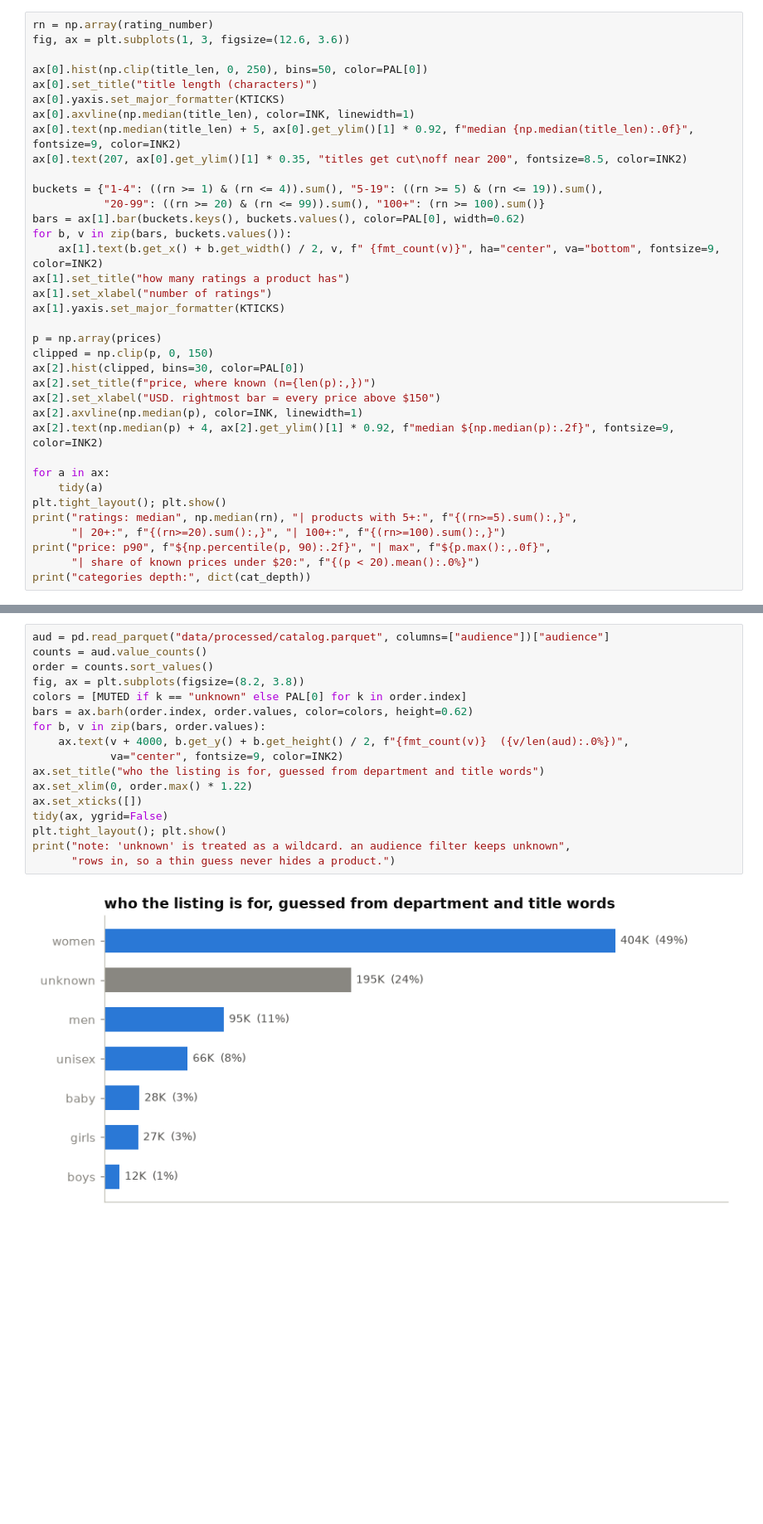
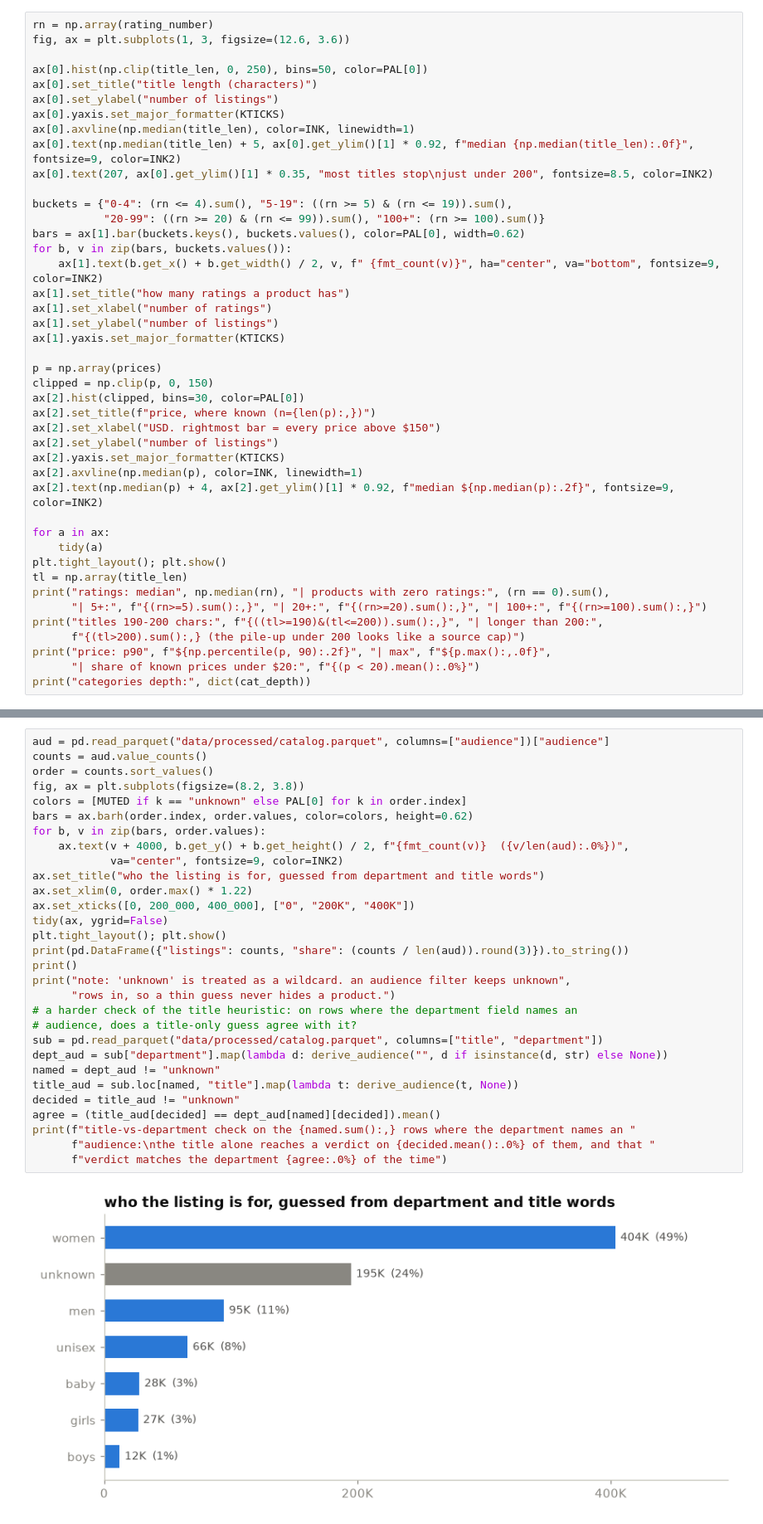
Before and after one commit to hircoder/Fashion_Stylist, a Jupyter notebook: notebooks/01_explore_data.ipynb, the cells around one changed output, grey strips where cells are left out. Shown at 83% size. Drawn from its saved outputs; the diff is of its cells as text; blank space fills up the shorter version.

```diff
--- a/notebooks/01_explore_data.ipynb
+++ b/notebooks/01_explore_data.ipynb
@@ -145,18 +148,20 @@ fig, ax = plt.subplots(1, 3, figsize=(12.6, 3.6))
 
 ax[0].hist(np.clip(title_len, 0, 250), bins=50, color=PAL[0])
 ax[0].set_title("title length (characters)")
+ax[0].set_ylabel("number of listings")
 ax[0].yaxis.set_major_formatter(KTICKS)
 ax[0].axvline(np.median(title_len), color=INK, linewidth=1)
 ax[0].text(np.median(title_len) + 5, ax[0].get_ylim()[1] * 0.92, f"median {np.median(title_len):.0f}", fontsize=9, color=INK2)
-ax[0].text(207, ax[0].get_ylim()[1] * 0.35, "titles get cut\noff near 200", fontsize=8.5, color=INK2)
+ax[0].text(207, ax[0].get_ylim()[1] * 0.35, "most titles stop\njust under 200", fontsize=8.5, color=INK2)
 
-buckets = {"1-4": ((rn >= 1) & (rn <= 4)).sum(), "5-19": ((rn >= 5) & (rn <= 19)).sum(),
+buckets = {"0-4": (rn <= 4).sum(), "5-19": ((rn >= 5) & (rn <= 19)).sum(),
            "20-99": ((rn >= 20) & (rn <= 99)).sum(), "100+": (rn >= 100).sum()}
 bars = ax[1].bar(buckets.keys(), buckets.values(), color=PAL[0], width=0.62)
 for b, v in zip(bars, buckets.values()):
     ax[1].text(b.get_x() + b.get_width() / 2, v, f" {fmt_count(v)}", ha="center", va="bottom", fontsize=9, color=INK2)
 ax[1].set_title("how many ratings a product has")
 ax[1].set_xlabel("number of ratings")
+ax[1].set_ylabel("number of listings")
 ax[1].yaxis.set_major_formatter(KTICKS)
 
 p = np.array(prices)
@@ -164,14 +169,19 @@ clipped = np.clip(p, 0, 150)
 ax[2].hist(clipped, bins=30, color=PAL[0])
 ax[2].set_title(f"price, where known (n={len(p):,})")
 ax[2].set_xlabel("USD. rightmost bar = every price above $150")
+ax[2].set_ylabel("number of listings")
+ax[2].yaxis.set_major_formatter(KTICKS)
 ax[2].axvline(np.median(p), color=INK, linewidth=1)
 ax[2].text(np.median(p) + 4, ax[2].get_ylim()[1] * 0.92, f"median ${np.median(p):.2f}", fontsize=9, color=INK2)
 
 for a in ax:
     tidy(a)
 plt.tight_layout(); plt.show()
-print("ratings: median", np.median(rn), "| products with 5+:", f"{(rn>=5).sum():,}",
-      "| 20+:", f"{(rn>=20).sum():,}", "| 100+:", f"{(rn>=100).sum():,}")
+tl = np.array(title_len)
+print("ratings: median", np.median(rn), "| products with zero ratings:", (rn == 0).sum(),
+      "| 5+:", f"{(rn>=5).sum():,}", "| 20+:", f"{(rn>=20).sum():,}", "| 100+:", f"{(rn>=100).sum():,}")
+print("titles 190-200 chars:", f"{((tl>=190)&(tl<=200)).sum():,}", "| longer than 200:",
+      f"{(tl>200).sum():,} (the pile-up under 200 looks like a source cap)")
 print("price: p90", f"${np.percentile(p, 90):.2f}", "| max", f"${p.max():,.0f}",
       "| share of known prices under $20:", f"{(p < 20).mean():.0%}")
 print("categories depth:", dict(cat_depth))
@@ -259,19 +275,32 @@ First, how the guessed audience splits across the whole catalog:
 # %%
 aud = pd.read_parquet("data/processed/catalog.parquet", columns=["audience"])["audience"]
 counts = aud.value_counts()
 order = counts.sort_values()
 fig, ax = plt.subplots(figsize=(8.2, 3.8))
 colors = [MUTED if k == "unknown" else PAL[0] for k in order.index]
 bars = ax.barh(order.index, order.values, color=colors, height=0.62)
 for b, v in zip(bars, order.values):
     ax.text(v + 4000, b.get_y() + b.get_height() / 2, f"{fmt_count(v)}  ({v/len(aud):.0%})",
             va="center", fontsize=9, color=INK2)
 ax.set_title("who the listing is for, guessed from department and title words")
 ax.set_xlim(0, order.max() * 1.22)
-ax.set_xticks([])
+ax.set_xticks([0, 200_000, 400_000], ["0", "200K", "400K"])
 tidy(ax, ygrid=False)
 plt.tight_layout(); plt.show()
+print(pd.DataFrame({"listings": counts, "share": (counts / len(aud)).round(3)}).to_string())
+print()
 print("note: 'unknown' is treated as a wildcard. an audience filter keeps unknown",
       "rows in, so a thin guess never hides a product.")
+# a harder check of the title heuristic: on rows where the department field names an
+# audience, does a title-only guess agree with it?
+sub = pd.read_parquet("data/processed/catalog.parquet", columns=["title", "department"])
+dept_aud = sub["department"].map(lambda d: derive_audience("", d if isinstance(d, str) else None))
+named = dept_aud != "unknown"
+title_aud = sub.loc[named, "title"].map(lambda t: derive_audience(t, None))
+decided = title_aud != "unknown"
+agree = (title_aud[decided] == dept_aud[named][decided]).mean()
+print(f"title-vs-department check on the {named.sum():,} rows where the department names an "
+      f"audience:\nthe title alone reaches a verdict on {decided.mean():.0%} of them, and that "
+      f"verdict matches the department {agree:.0%} of the time")
 # %% [output]
-[figure, old version]
+[figure, new version]
```
Also changed, not shown: parts of 30 cells of this notebook, 6 other files.
